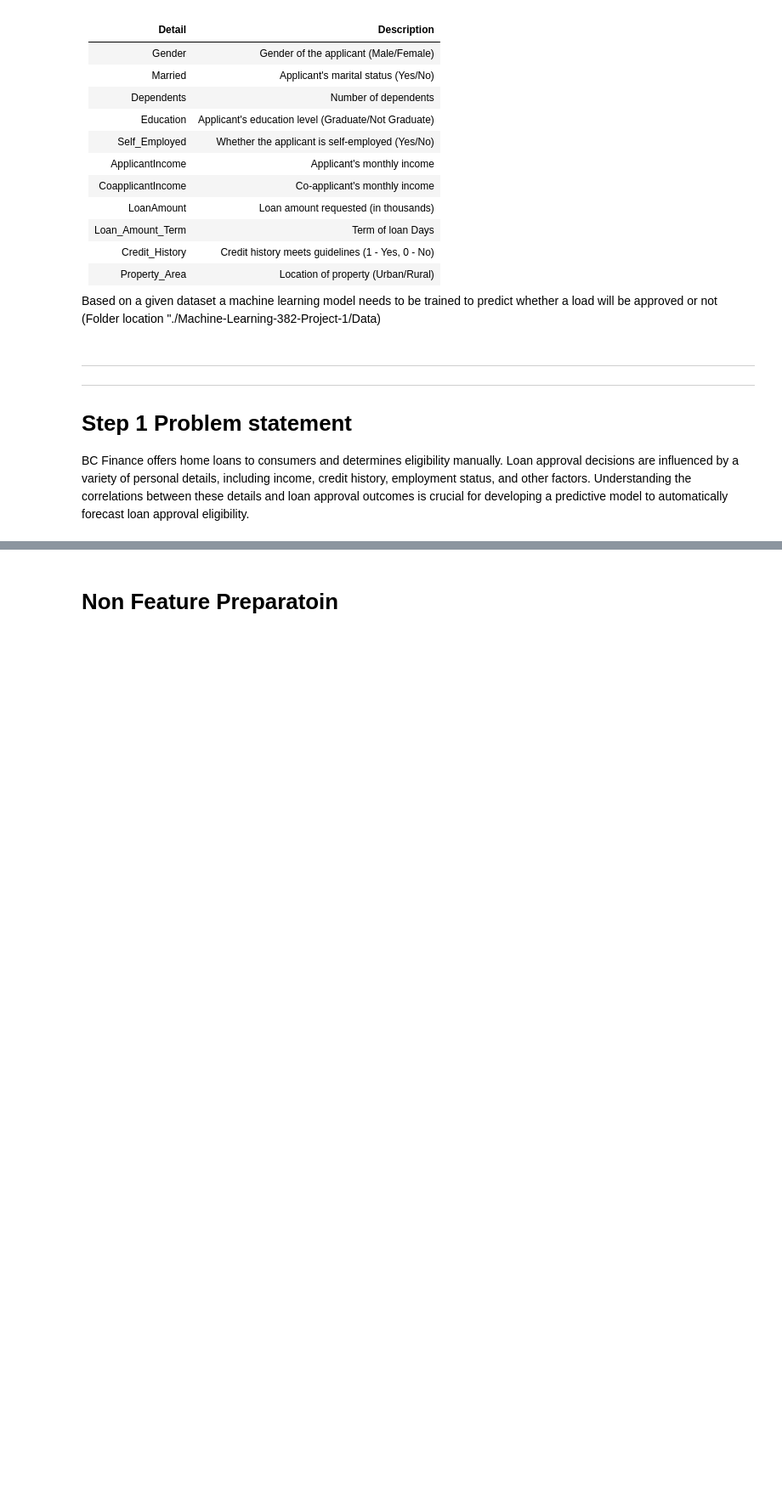
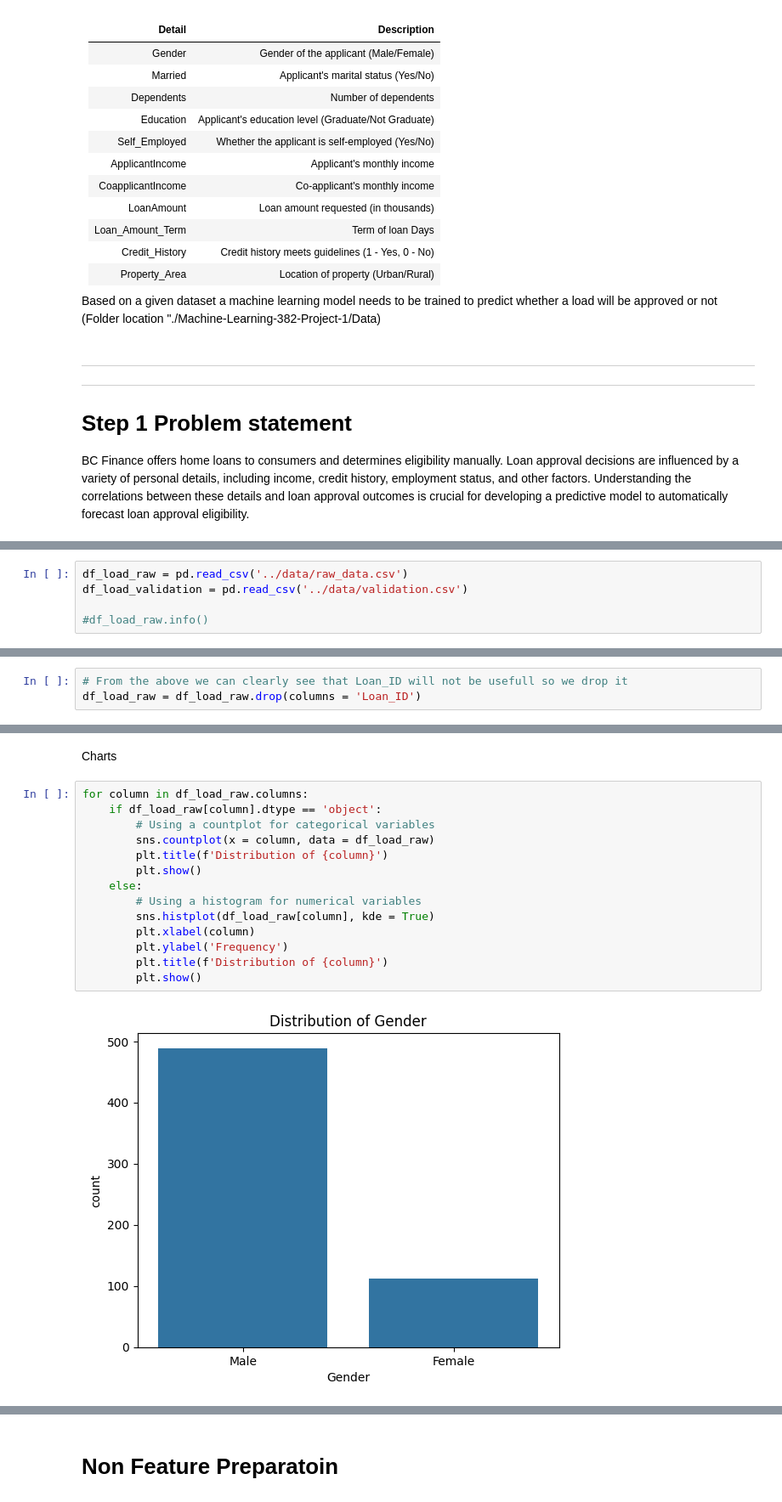
Before and after one commit to Werriess/Machine-Learning-382-Project-1, a Jupyter notebook: notebooks/ImprovedNotebook.ipynb, the cells around one changed output, grey strips where cells are left out. Shown at 85% size. Drawn from its saved outputs; the diff is of its cells as text; blank space fills up the shorter version.

```diff
--- a/notebooks/ImprovedNotebook.ipynb
+++ b/notebooks/ImprovedNotebook.ipynb
@@ -66,0 +72,5 @@ from sklearn.model_selection import cross_val_score
+# %%
+df_load_raw = pd.read_csv('../data/raw_data.csv')
+df_load_validation = pd.read_csv('../data/validation.csv')
+
+#df_load_raw.info()
@@ -66,0 +102,3 @@ from sklearn.model_selection import cross_val_score
+# %%
+# From the above we can clearly see that Loan_ID will not be usefull so we drop it
+df_load_raw = df_load_raw.drop(columns = 'Loan_ID')
@@ -69,0 +168,18 @@ from sklearn.model_selection import cross_val_score
+# %% [markdown]
+Charts
+# %%
+for column in df_load_raw.columns:
+    if df_load_raw[column].dtype == 'object':
+        # Using a countplot for categorical variables
+        sns.countplot(x = column, data = df_load_raw)
+        plt.title(f'Distribution of {column}')
+        plt.show()
+    else:
+        # Using a histogram for numerical variables
+        sns.histplot(df_load_raw[column], kde = True)
+        plt.xlabel(column)
+        plt.ylabel('Frequency')
+        plt.title(f'Distribution of {column}')
+        plt.show()
+# %% [output]
+[figure, added]
```
Also changed, not shown: parts of 19 cells of this notebook.
